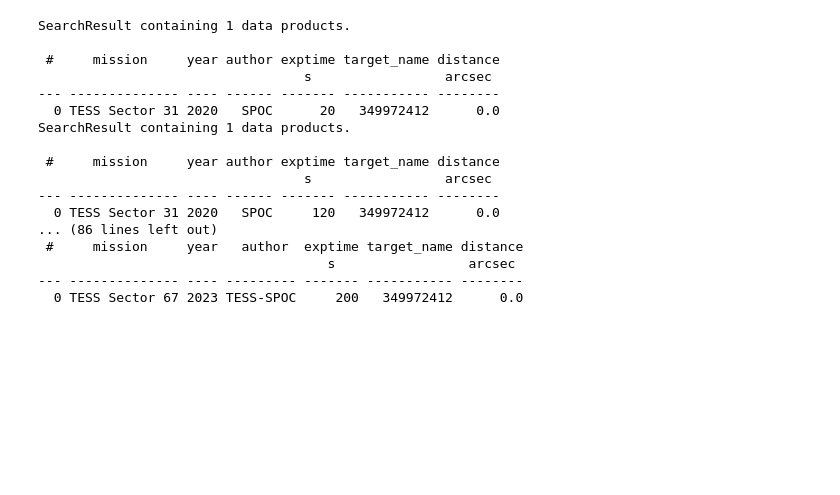
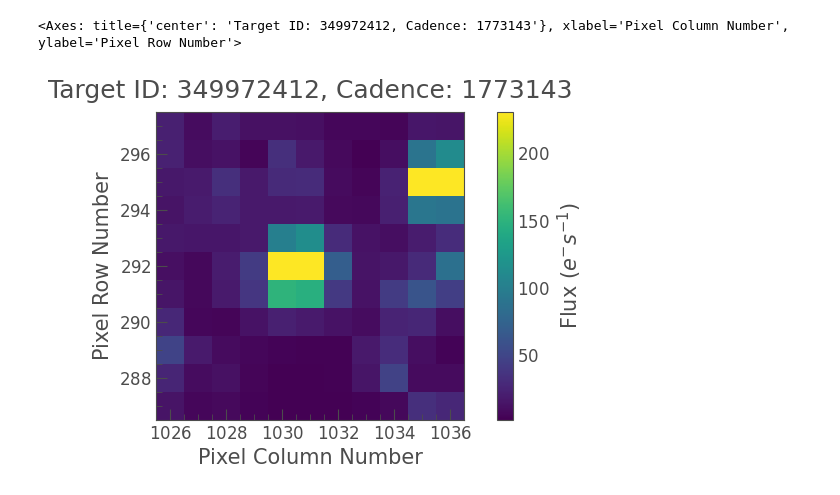
Before and after one commit to lichtgestalter/curvesimulator, a Jupyter notebook: debug/lightkurve_TOI4504.ipynb, the cells around one changed output. Drawn from its saved outputs; the diff is of its cells as text; code cells hidden in the pictures; blank space fills up the shorter version.

Commit message:
0.3.9   Result output enhancements

```diff
--- a/debug/lightkurve_TOI4504.ipynb
+++ b/debug/lightkurve_TOI4504.ipynb
@@ -146,21 +78,0 @@ SearchResult containing 17 data products.
-# %%
-for s in search:
-    print(s)
-# %% [output]
-SearchResult containing 1 data products.
-
- #     mission     year author exptime target_name distance
-                                  s                 arcsec
---- -------------- ---- ------ ------- ----------- --------
-  0 TESS Sector 31 2020   SPOC      20   349972412      0.0
-SearchResult containing 1 data products.
-
- #     mission     year author exptime target_name distance
-                                  s                 arcsec
---- -------------- ---- ------ ------- ----------- --------
-  0 TESS Sector 31 2020   SPOC     120   349972412      0.0
-... (86 lines left out)
- #     mission     year   author  exptime target_name distance
-                                     s                 arcsec
---- -------------- ---- --------- ------- ----------- --------
-  0 TESS Sector 67 2023 TESS-SPOC     200   349972412      0.0
@@ -166,0 +96,8 @@ SearchResult containing 1 data products.
+# %%
+from lightkurve import search_targetpixelfile
+pixelfile = search_targetpixelfile("TIC 349972412", author="SPOC", sector=[88]).download()
+# %%
+pixelfile.plot(frame=1)
+# %% [output]
+<Axes: title={'center': 'Target ID: 349972412, Cadence: 1773143'}, xlabel='Pixel Column Number', ylabel='Pixel Row Number'>
+[figure, added]
```
Also changed, not shown: parts of 15 cells of this notebook, 2 other files.
